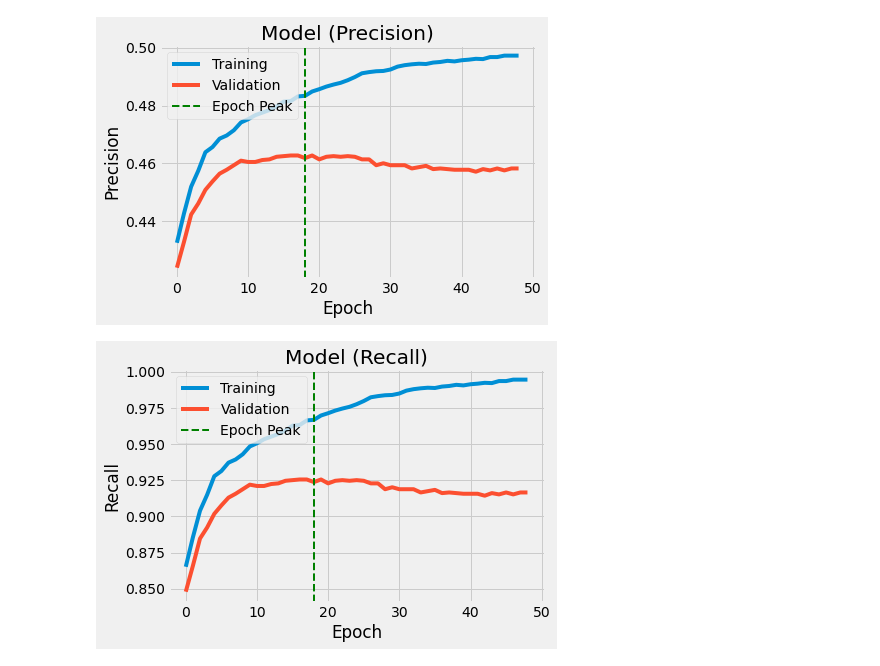
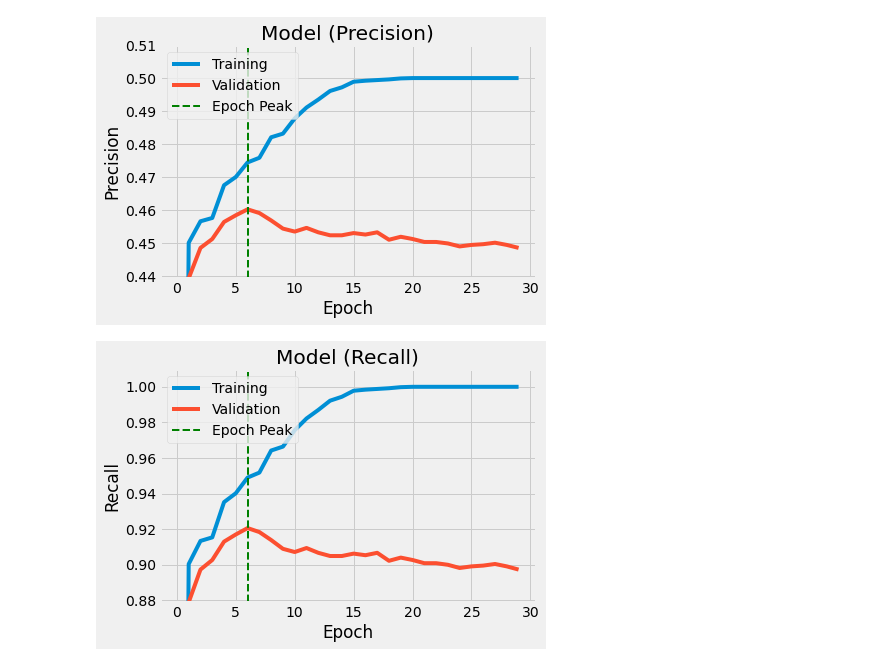
Before and after one commit to Kofoedsan/Python-TrustpilotPredict, a Jupyter notebook: 03_model_training_fasttext_adv.ipynb, the cells around one changed output. Cells and saved outputs as stored; diff of their text form; code cells hidden in the pictures.

Commit message:
fixed threshold issue and made the plots scaleable to no. of epochs

```diff
--- a/03_model_training_fasttext_adv.ipynb
+++ b/03_model_training_fasttext_adv.ipynb
@@ -17,9 +17,17 @@ import matplotlib.pyplot as plt
 plt.style.use('fivethirtyeight')
 # %%
 # Træn modellen ud fra givne parameter
-epoch = 50
-model = fasttext.train_supervised(input="test.train", epoch=epoch, lr=0.5, wordNgrams=2, bucket=200000, dim=100, loss='ova')
+data_train = 'test.train'
+data_valid = 'test.valid'
+epoch      = 15
+lr         = 0.5
+wordNgrams = 2
+bucket     = 200000
+dim        = 100
+loss       = 'ova'
 # %%
+model = fasttext.train_supervised(input=data_train, epoch=epoch, lr=lr, wordNgrams=wordNgrams, bucket=bucket, dim=dim, loss=loss)
+
 # Funktion til at formattere testresultatet af modellen for pænere visning
 def print_result(N, p, r):
     print('Samples\t\t' + str(N))
@@ -44,4 +52,5 @@ Recall          0.819
 # %%
+# Find den mest optimale epoch iteration af datasættet og vis testresultatet til sammenligning af train og valid
 models_train = []
 models_valid = []
 model_valid_epoch = 0
@@ -54,7 +63,7 @@ with tqdm(total=epoch) as progress:
     for i in range(epoch):
         progress.update(1)
 
-        model = fasttext.train_supervised(input="test.train", epoch=i)
+        model = fasttext.train_supervised(input=data_train, epoch=i, lr=lr, wordNgrams=wordNgrams, bucket=bucket, dim=dim, loss=loss)
         models_train.append(model.test('test.train', k=2))
         models_valid.append(model.test('test.valid', k=2))
 
@@ -90,30 +89,36 @@ with tqdm(total=epoch) as progress:
 # %%
 # Visualisér modellens præcision
-threshold = 0.2
+threshold = 0.1
+y_range_min = min([pr[1] for pr in models_valid if pr[1] > threshold])
+y_range_max = max([pr[1] for pr in models_train if pr[1] > threshold])
 
-plt.plot([pr[1] for pr in models_train if pr[1] > threshold], label='Training')
-plt.plot([pr[1] for pr in models_valid if pr[1] > threshold], label='Validation')
-plt.axvline(model_valid_epoch, linewidth=2, color='g', linestyle='--', label=('Epoch Peak'))
+plt.plot([pr[1] for pr in models_train], label='Training')
+plt.plot([pr[1] for pr in models_valid], label='Validation')
+plt.axvline(model_valid_epoch-1, linewidth=2, color='g', linestyle='--', label=('Epoch Peak'))
 
 plt.title('Model (Precision)')
 plt.ylabel('Precision')
 plt.xlabel('Epoch')
 plt.legend(loc='upper left')
+plt.ylim([y_range_min, y_range_max+0.01])
 plt.show()
 # %% [output]
-[figure, old version]
+[figure, new version]
 # %%
 # Visualisér modellens recall
-threshold = 0.8
+threshold = 0.1
+y_range_min = min([pr[2] for pr in models_valid if pr[2] > threshold])
+y_range_max = max([pr[2] for pr in models_train if pr[2] > threshold])
 
-plt.plot([pr[2] for pr in models_train if pr[2] > threshold], label='Training')
-plt.plot([pr[2] for pr in models_valid if pr[2] > threshold], label='Validation')
-plt.axvline(model_valid_epoch, linewidth=2, color='g', linestyle='--', label=('Epoch Peak'))
+plt.plot([pr[2] for pr in models_train], label='Training')
+plt.plot([pr[2] for pr in models_valid], label='Validation')
+plt.axvline(model_valid_epoch-1, linewidth=2, color='g', linestyle='--', label=('Epoch Peak'))
 
 plt.title('Model (Recall)')
 plt.ylabel('Recall')
 plt.xlabel('Epoch')
 plt.legend(loc='upper left')
+plt.ylim([y_range_min, y_range_max+0.01])
 plt.show()
 # %% [output]
-[figure, old version]
+[figure, new version]
```
Also changed, not shown: parts of 3 cells of this notebook.
